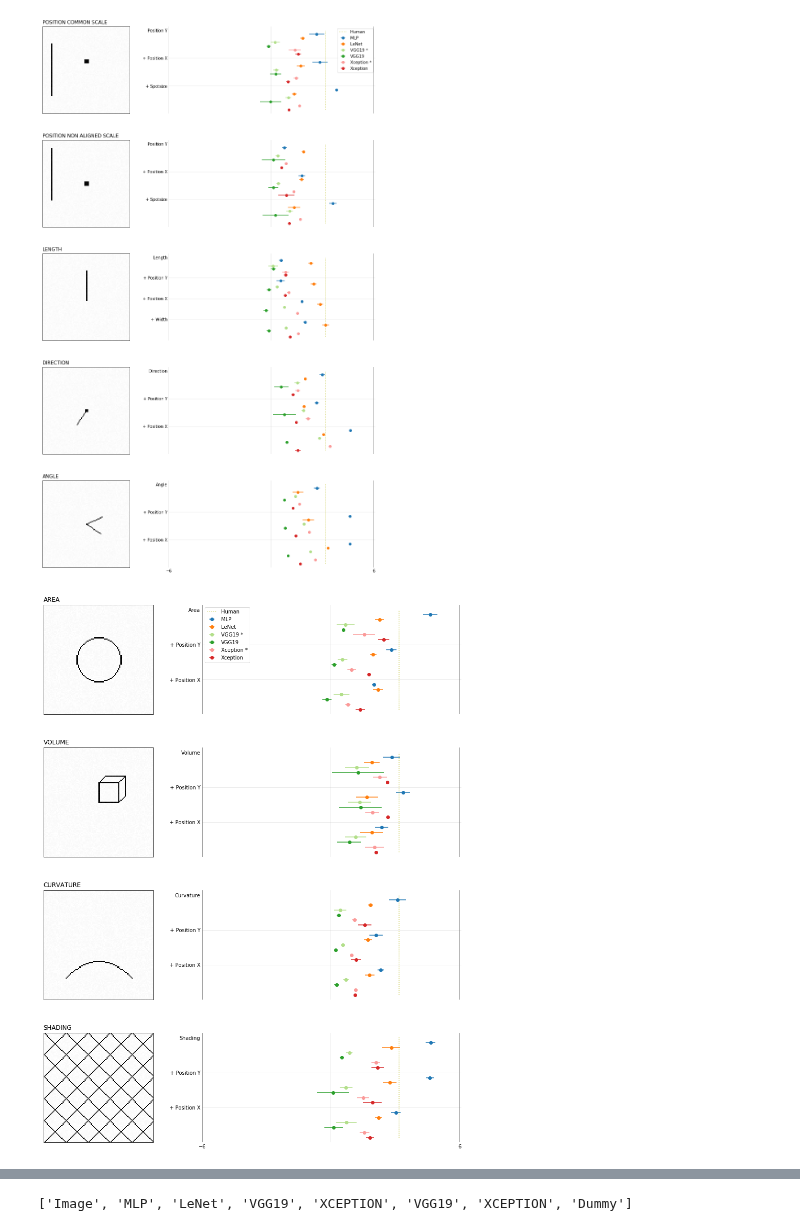
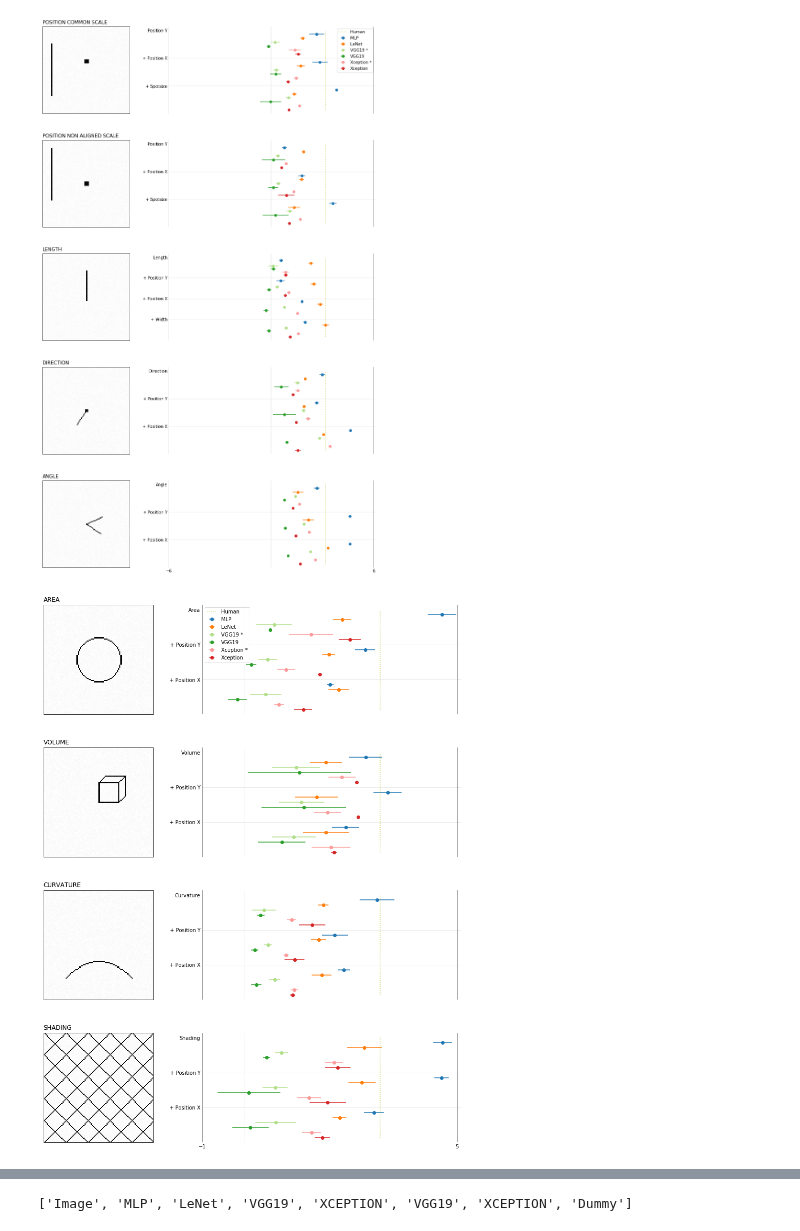
Before and after one commit to Rhoana/perception, a Jupyter notebook: IPY/Figure1_Analysis_Better_GFX.ipynb, the cells around one changed output, grey strips where cells are left out. Cells and saved outputs as stored; diff of their text form; code cells hidden in the pictures.

```diff
--- a/IPY/Figure1_Analysis_Better_GFX.ipynb
+++ b/IPY/Figure1_Analysis_Better_GFX.ipynb
@@ -635,7 +635,7 @@ for z,experiment in enumerate(experiments[5:]):
         y_pos = [v+c_factor for v in y_pos]
 
 
-        plt.xlim(-6,6.1)
+        plt.xlim(-1,5.1)
 
         if i==3:
 
@@ -662,7 +662,7 @@ for z,experiment in enumerate(experiments[5:]):
         ax.get_yaxis().set_ticks(range(len_c-1,min((len_c-1)*len_labels+len_c,mmax),len_c), minor=True)
 #         print (len_c-1)*len_labels+len_c, len(labels)
 #         print range(len_c-1,(len_c-1)*len_labels+len_c,len_c)
-        ax.get_xaxis().set_ticks(np.arange(-6,7,12)) # mark the tange
+        ax.get_xaxis().set_ticks(np.arange(-1,6,6)) # mark the tange
         ax.get_xaxis().set_ticks(np.arange(0,0.1), minor=True) # mark the center
         ax.tick_params(axis=u'both', which=u'both',length=0)
 
@@ -708,31 +708,31 @@ for z,experiment in enumerate(experiments[5:]):
 
         c_color = 'C'+str(i-1)
         if i == 3:
             # vgg19 imagenet
             c = c+' *'
             c_color = '#b2df8a'
         elif i == 4:
             # vgg from scratch
 #             c = c+'vg s'
             c_color = 'C2'
         elif i == 5:
             # xcpetion imagenet
             c = 'Xception *'
             c_color = '#fb9a99'
         elif i == 6:
             # xception from scratch
 #             c = c+'x sc'
             c = 'Xception'
             c_color = 'C3'
 #         print i
         errorbars = plt.errorbar(means, y_pos, xerr=confidence, fmt='o', color=c_color, label=c)
 
 #         if i == 6:
 #             errorbars = plt.errorbar([100], y_pos[-1]+1, xerr=[0], fmt='o')
 
 #         print '-'*80
     if z==0:
         plt.legend()
 plt.savefig('../PAPER/gfx/figure1_slim_right.pdf', bbox_inches='tight', pad_inches=0)
 # %% [output]
-[figure, old version]
+[figure, new version]
```
Also changed, not shown: parts of 1 cell of this notebook, 3 other files.
